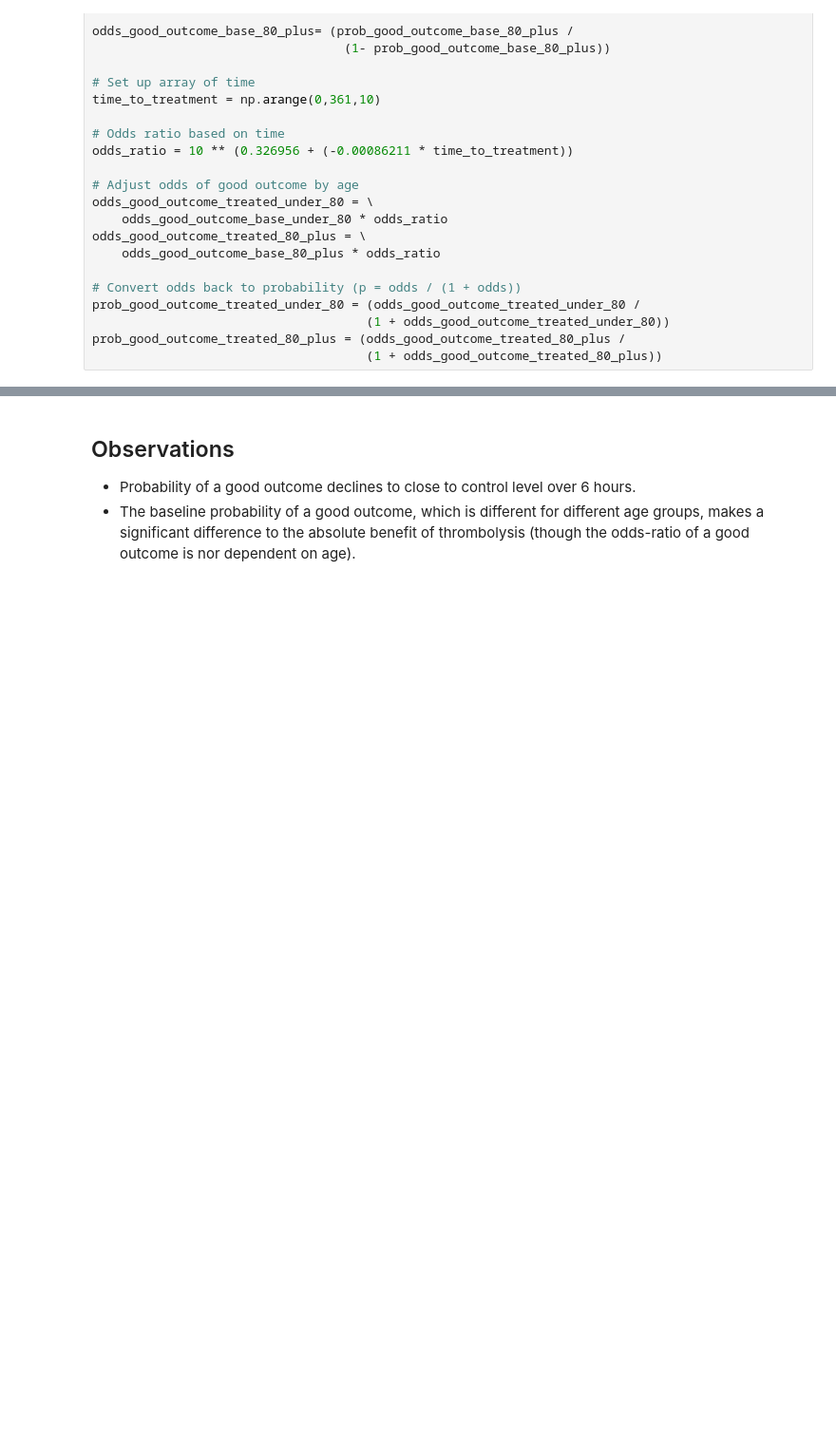
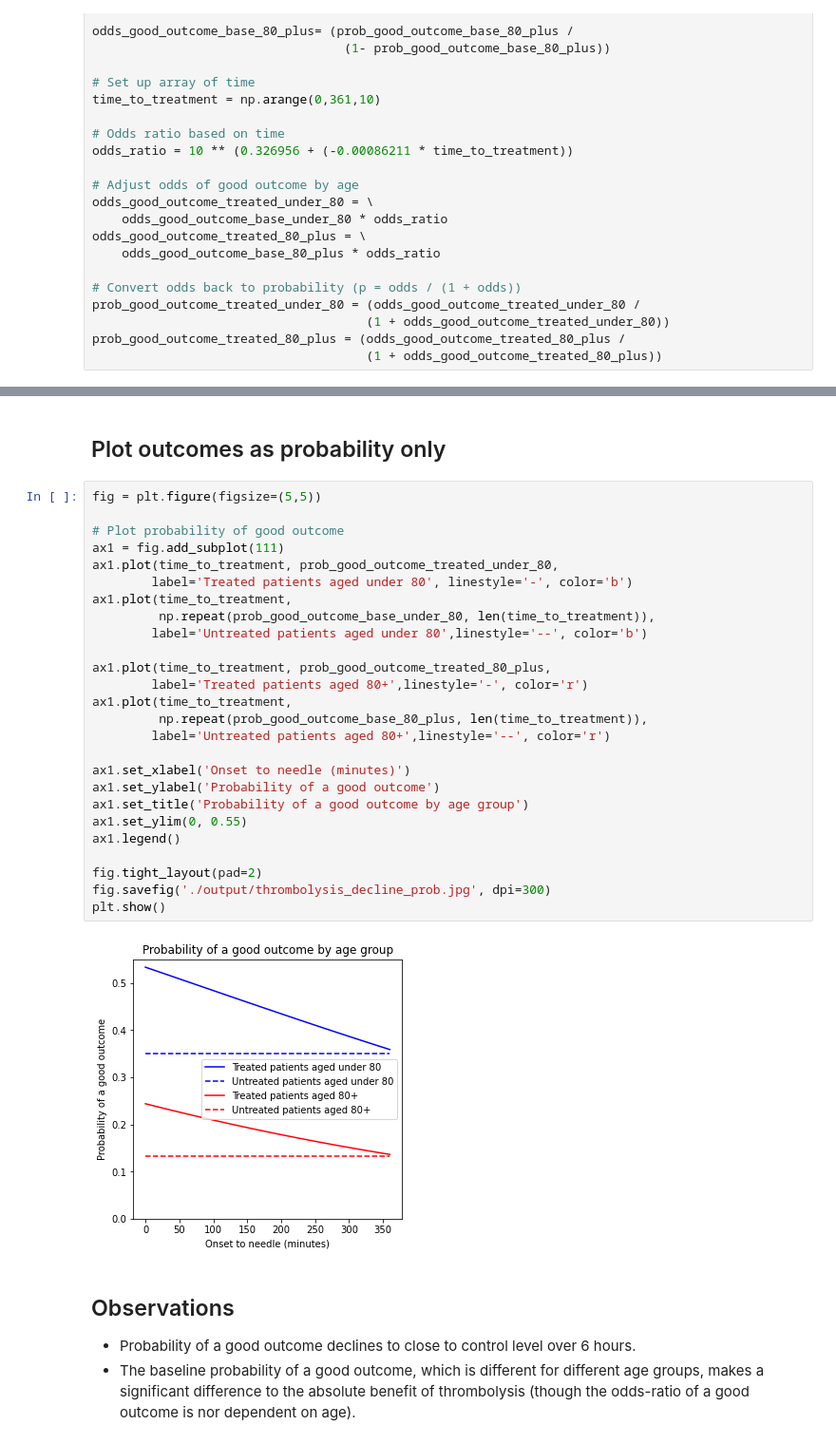
Before and after one commit to samuel-book/samuel-1, a Jupyter notebook: _sources/pathway_sim/thrombolysis_effect.ipynb, the cells around one changed output, grey strips where cells are left out. Shown at 95% size. Saved outputs shown, nothing was run; the diff lists cells and outputs as text; blank space fills up the shorter version.

```diff
--- a/_sources/pathway_sim/thrombolysis_effect.ipynb
+++ b/_sources/pathway_sim/thrombolysis_effect.ipynb
@@ -84,6 +84,36 @@ fig.savefig('./output/thrombolysis_decline.jpg', dpi=300)
 plt.show()
 # %% [output]
 [figure]
+# %% [markdown]
+## Plot outcomes as probability only
+# %%
+fig = plt.figure(figsize=(5,5))
+
+# Plot probability of good outcome
+ax1 = fig.add_subplot(111)
+ax1.plot(time_to_treatment, prob_good_outcome_treated_under_80,
+        label='Treated patients aged under 80', linestyle='-', color='b')
+ax1.plot(time_to_treatment,
+         np.repeat(prob_good_outcome_base_under_80, len(time_to_treatment)),
+        label='Untreated patients aged under 80',linestyle='--', color='b')
+
+ax1.plot(time_to_treatment, prob_good_outcome_treated_80_plus,
+        label='Treated patients aged 80+',linestyle='-', color='r')
+ax1.plot(time_to_treatment,
+         np.repeat(prob_good_outcome_base_80_plus, len(time_to_treatment)),
+        label='Untreated patients aged 80+',linestyle='--', color='r')
+
+ax1.set_xlabel('Onset to needle (minutes)')
+ax1.set_ylabel('Probability of a good outcome')
+ax1.set_title('Probability of a good outcome by age group')
+ax1.set_ylim(0, 0.55)
+ax1.legend()
+
+fig.tight_layout(pad=2)
+fig.savefig('./output/thrombolysis_decline_prob.jpg', dpi=300)
+plt.show()
+# %% [output]
+[figure, added]
 # %% [markdown]
 ## Observations
 
```
Also changed, not shown: parts of 2 cells of this notebook, 3 other files.
